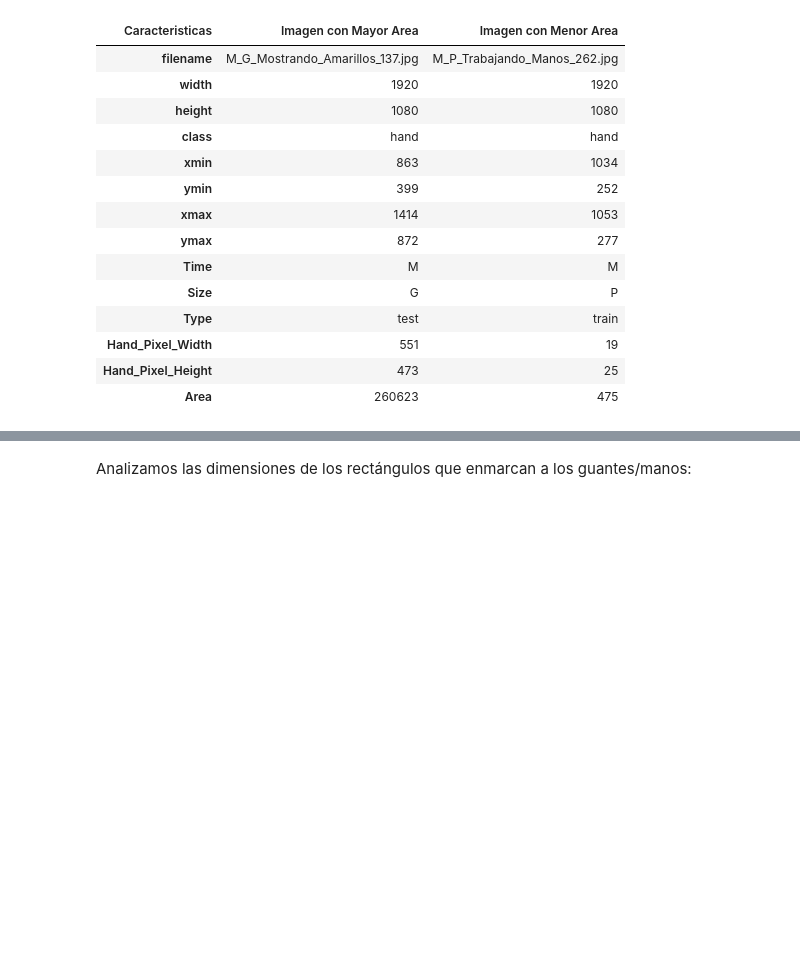
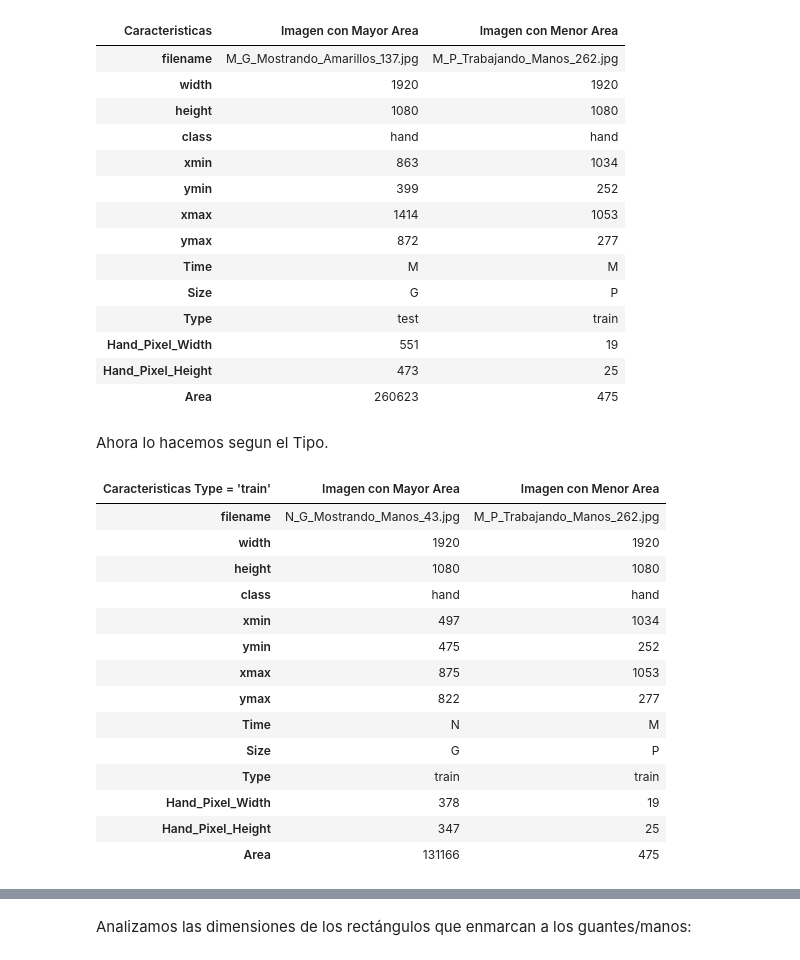
Before and after one commit to leorodriguez/mentoria-diplodatos-grupo2, a Jupyter notebook: mentoria_grupo2_entrega1.ipynb, the cells around one changed output, grey strips where cells are left out. Drawn from its saved outputs; the diff is of its cells as text; code cells hidden in the pictures; blank space fills up the shorter version.

```diff
--- a/mentoria_grupo2_entrega1.ipynb
+++ b/mentoria_grupo2_entrega1.ipynb
@@ -159,3 +159,30 @@ display(compara)
 | Hand_Pixel_Width | 551 | 19 |
 | Hand_Pixel_Height | 473 | 25 |
 | Area | 260623 | 475 |
+# %% [markdown]
+Ahora lo hacemos segun el Tipo.
+# %%
+max_row_index = total_data[total_data.Type == 'train'].Area.idxmax()
+min_row_index =total_data[total_data.Type == 'train'].Area.idxmin()
+max_area_row = total_data[total_data.Type == 'train'].loc[max_row_index]
+min_area_row = total_data[total_data.Type == 'train'].loc[min_row_index]
+
+compara = pd.concat([max_area_row, min_area_row], axis=1,keys=["Imagen con Mayor Area", 'Imagen con Menor Area'], names = "Caracteristicas Type = 'train'")
+
+display(compara)
+# %% [output]
+| Caracteristicas Type = 'train' | Imagen con Mayor Area | Imagen con Menor Area |
+| filename | N_G_Mostrando_Manos_43.jpg | M_P_Trabajando_Manos_262.jpg |
+| width | 1920 | 1920 |
+| height | 1080 | 1080 |
+| class | hand | hand |
+| xmin | 497 | 1034 |
+| ymin | 475 | 252 |
+| xmax | 875 | 1053 |
+| ymax | 822 | 277 |
+| Time | N | M |
+| Size | G | P |
+| Type | train | train |
+| Hand_Pixel_Width | 378 | 19 |
+| Hand_Pixel_Height | 347 | 25 |
+| Area | 131166 | 475 |
```
Also changed, not shown: parts of 5 cells of this notebook.
